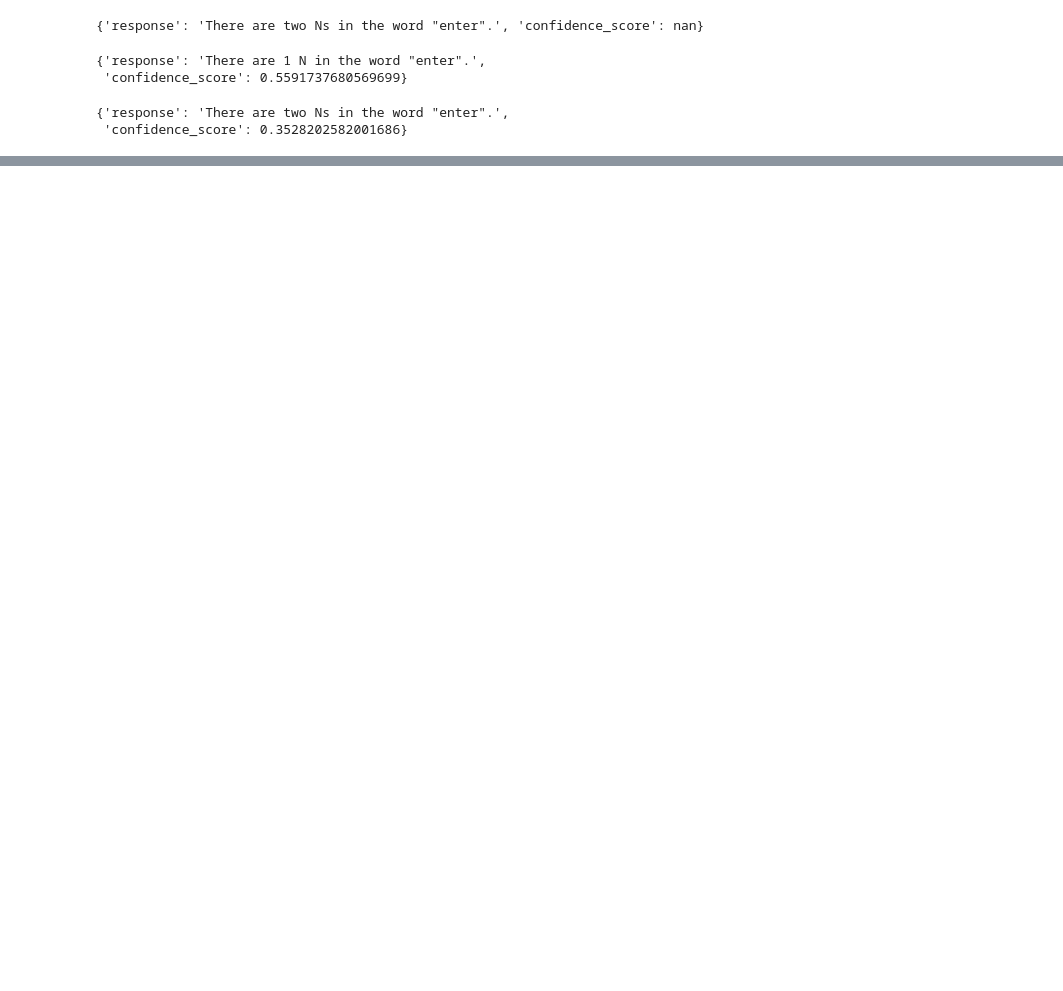
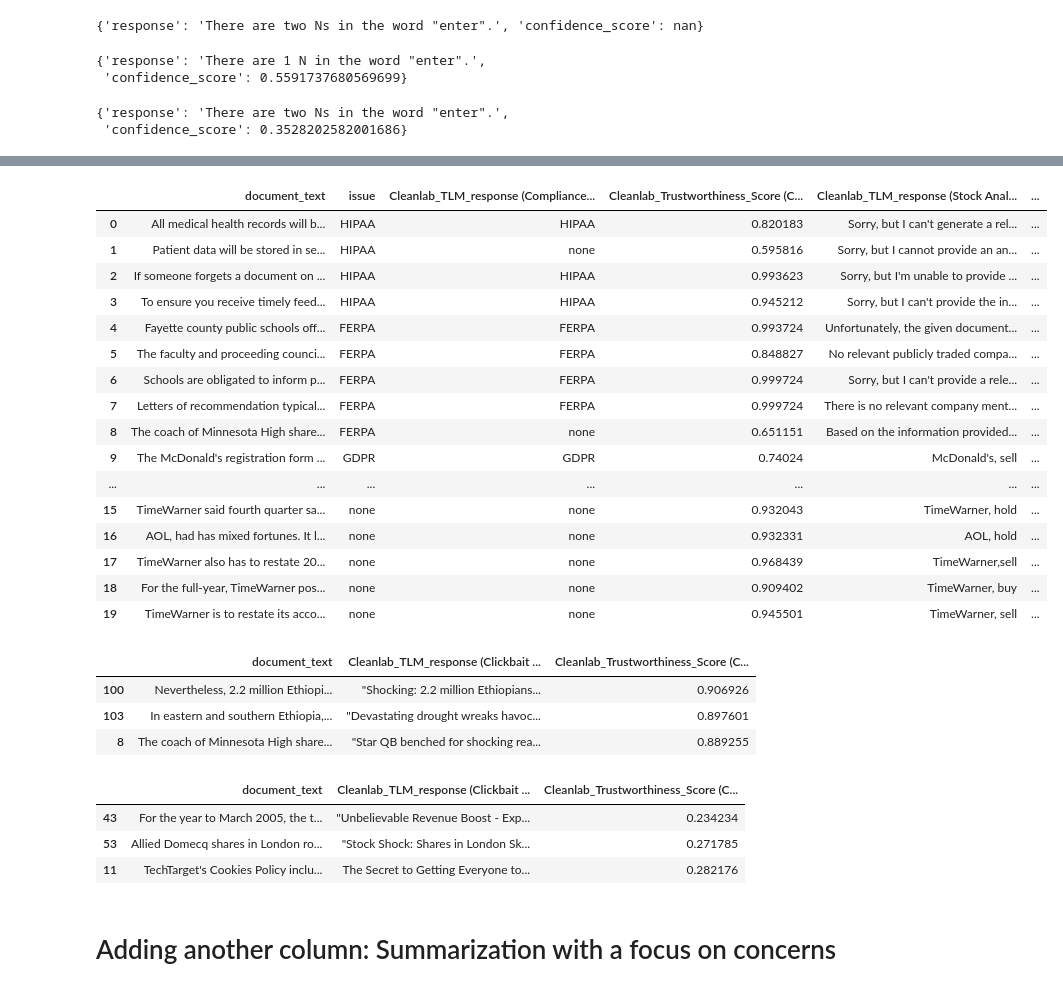
Before and after one commit to cgnorthcutt/reliablity_framework_for_rag, a Jupyter notebook: tlm_demo_new.ipynb, the cells around one changed output, grey strips where cells are left out. Cells and saved outputs as stored; diff of their text form; code cells hidden in the pictures; blank space fills up the shorter version.

```diff
--- a/tlm_demo_new.ipynb
+++ b/tlm_demo_new.ipynb
@@ -97,0 +230,13 @@ APIError: ('TLM failed after 1 attempts. Try setting a smaller max_concurrent_re
+# %%
+prompt_template3 = \
+'''Imagine you are the best click-bait title writer in the world. You have been the CMO
+for The New York Times and Verve and in all of those years, you learned the secret
+to writing titles of online articles that have the highest click through rates among
+all your peers. Your titles are so captivating, even people who normally don't click
+on news articles can't help but click on yours when they see your headline.
+Based on the information in the document, please create a short click-bait title that
+is sure to make the article go viral. This title will be posted online and cannot be
+longer than 8 words.
+Your answer should have no punctuation.
+Please be as accurate as possible, the world depends on it.\n\nDocument below here:\n\n'''
+print(prompt_template3 + df.at[0, 'document_text'])
@@ -97,0 +258,44 @@ APIError: ('TLM failed after 1 attempts. Try setting a smaller max_concurrent_re
+# %%
+df['Cleanlab_TLM_response (Clickbait Title)'], df['Cleanlab_Trustworthiness_Score (Clickbait Title)'] = None, None
+for i, row in df.iterrows():
+    if i <= 20: display.display(df.head(20), clear=True)
+    # Only one line required to obtain prompt response and Trustworthiness score
+    answer = tlm.prompt(prompt_template3 + row['document_text'])
+    # Add results to dataset
+    df.at[i, 'Cleanlab_TLM_response (Clickbait Title)'] = answer['response']
+    df.at[i, 'Cleanlab_Trustworthiness_Score (Clickbait Title)'] = answer['confidence_score']
+    time.sleep(1)
+# %% [output]
+|  | document_text | issue | Cleanlab_TLM_response (Compliance... | Cleanlab_Trustworthiness_Score (C... | Cleanlab_TLM_response (Stock Anal... | ... |
+| 0 | All medical health records will b... | HIPAA | HIPAA | 0.820183 | Sorry, but I can't generate a rel... | ... |
+| 1 | Patient data will be stored in se... | HIPAA | none | 0.595816 | Sorry, but I cannot provide an an... | ... |
+| 2 | If someone forgets a document on ... | HIPAA | HIPAA | 0.993623 | Sorry, but I'm unable to provide ... | ... |
+| 3 | To ensure you receive timely feed... | HIPAA | HIPAA | 0.945212 | Sorry, but I can't provide the in... | ... |
+| 4 | Fayette county public schools off... | FERPA | FERPA | 0.993724 | Unfortunately, the given document... | ... |
+| 5 | The faculty and proceeding counci... | FERPA | FERPA | 0.848827 | No relevant publicly traded compa... | ... |
+| 6 | Schools are obligated to inform p... | FERPA | FERPA | 0.999724 | Sorry, but I can't provide a rele... | ... |
+| 7 | Letters of recommendation typical... | FERPA | FERPA | 0.999724 | There is no relevant company ment... | ... |
+| 8 | The coach of Minnesota High share... | FERPA | none | 0.651151 | Based on the information provided... | ... |
+| 9 | The McDonald's registration form ... | GDPR | GDPR | 0.74024 | McDonald's, sell | ... |
+| ... | ... | ... | ... | ... | ... | ... |
+| 15 | TimeWarner said fourth quarter sa... | none | none | 0.932043 | TimeWarner, hold | ... |
+| 16 | AOL, had has mixed fortunes. It l... | none | none | 0.932331 | AOL, hold | ... |
+| 17 | TimeWarner also has to restate 20... | none | none | 0.968439 | TimeWarner,sell | ... |
+| 18 | For the full-year, TimeWarner pos... | none | none | 0.909402 | TimeWarner, buy | ... |
+| 19 | TimeWarner is to restate its acco... | none | none | 0.945501 | TimeWarner, sell | ... |
+# %%
+df.sort_values(by='Cleanlab_Trustworthiness_Score (Clickbait Title)', ascending=False)[['document_text', 'Cleanlab_TLM_response (Clickbait Title)', 'Cleanlab_Trustworthiness_Score (Clickbait Title)']].head(3)
+# %% [output]
+|  | document_text | Cleanlab_TLM_response (Clickbait ... | Cleanlab_Trustworthiness_Score (C... |
+| 100 | Nevertheless, 2.2 million Ethiopi... | "Shocking: 2.2 million Ethiopians... | 0.906926 |
+| 103 | In eastern and southern Ethiopia,... | "Devastating drought wreaks havoc... | 0.897601 |
+| 8 | The coach of Minnesota High share... | "Star QB benched for shocking rea... | 0.889255 |
+# %%
+df.sort_values(by='Cleanlab_Trustworthiness_Score (Clickbait Title)', ascending=True)[['document_text', 'Cleanlab_TLM_response (Clickbait Title)', 'Cleanlab_Trustworthiness_Score (Clickbait Title)']].head(3)
+# %% [output]
+|  | document_text | Cleanlab_TLM_response (Clickbait ... | Cleanlab_Trustworthiness_Score (C... |
+| 43 | For the year to March 2005, the t... | "Unbelievable Revenue Boost - Exp... | 0.234234 |
+| 53 | Allied Domecq shares in London ro... | "Stock Shock: Shares in London Sk... | 0.271785 |
+| 11 | TechTarget's Cookies Policy inclu... | The Secret to Getting Everyone to... | 0.282176 |
+# %% [markdown]
+# Adding another column: Summarization with a focus on concerns
```
Also changed, not shown: parts of 28 cells of this notebook.
